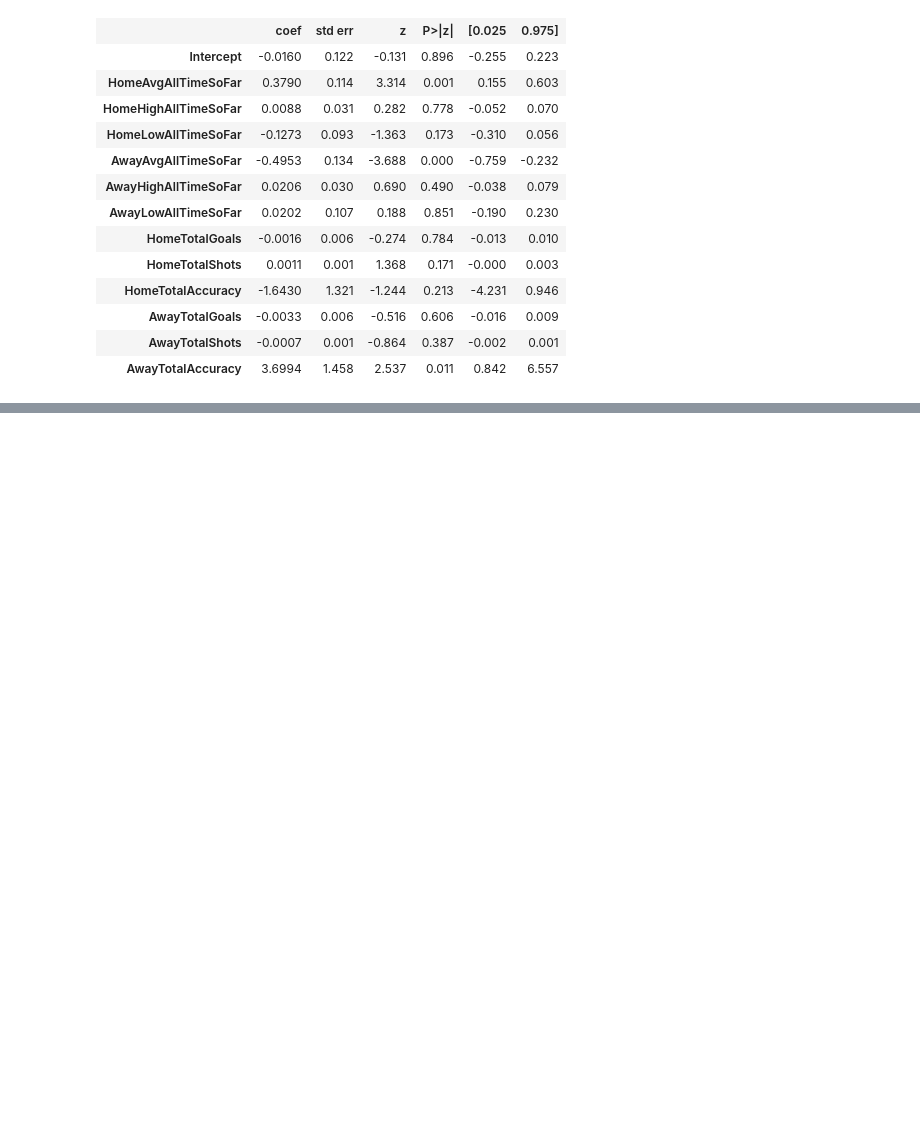
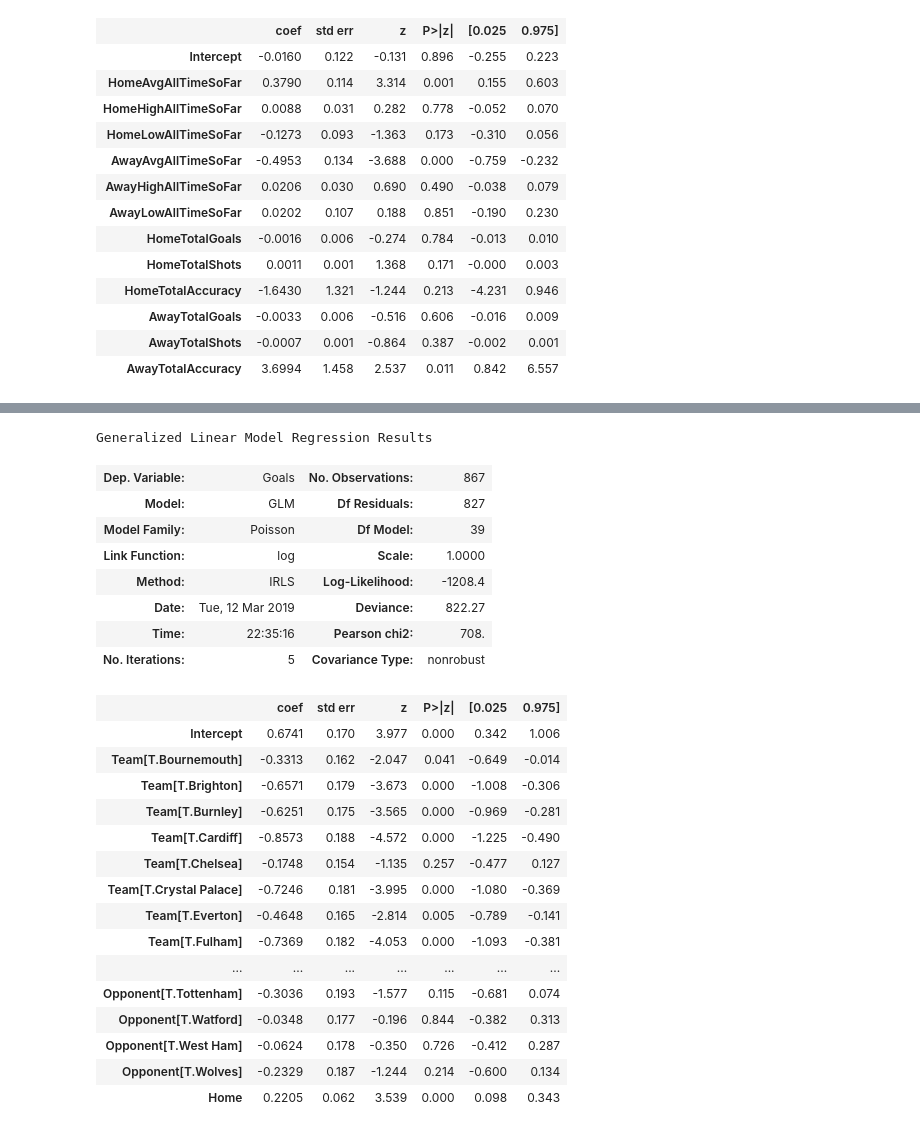
Before and after one commit to info370a-w19-finalproject2/final_project, a Jupyter notebook: report.ipynb, the cells around one changed output, grey strips where cells are left out. Cells and saved outputs as stored; diff of their text form; code cells hidden in the pictures; blank space fills up the shorter version.

Commit message:
add second model

```diff
--- a/report.ipynb
+++ b/report.ipynb
@@ -785,0 +794,11 @@ Generalized Linear Model Regression Results
+# %%
+# Take a home team and away team
+team_opponent_data_home = data_1819[['HomeTeam', 'AwayTeam', 'FTHG']]
+team_opponent_data_home.columns = ['Team', 'Opponent', 'Goals']
+team_opponent_data_home['Home'] = 1
+team_opponent_data_away = data_1819[['AwayTeam', 'HomeTeam', 'FTAG']]
+team_opponent_data_away.columns = ['Team', 'Opponent', 'Goals']
+team_opponent_data_away['Home'] = 0
+
+team_opponent_data = team_opponent_data_home.append(team_opponent_data_home).append(team_opponent_data_away)
+team_opponent_data.head()
@@ -785,0 +812,30 @@ Generalized Linear Model Regression Results
+# %%
+poisson_model = smf.glm(formula="Goals ~ Home + Team + Opponent", data=team_opponent_data,
+                        family=sm.families.Poisson()).fit()
+poisson_model.summary()
+# %% [output]
+Generalized Linear Model Regression Results
+| Dep. Variable: | Goals | No. Observations: | 867 |
+| Model: | GLM | Df Residuals: | 827 |
+| Model Family: | Poisson | Df Model: | 39 |
+| Link Function: | log | Scale: | 1.0000 |
+| Method: | IRLS | Log-Likelihood: | -1208.4 |
+| Date: | Tue, 12 Mar 2019 | Deviance: | 822.27 |
+| Time: | 22:35:16 | Pearson chi2: | 708. |
+| No. Iterations: | 5 | Covariance Type: | nonrobust |
+|  | coef | std err | z | P>|z| | [0.025 | 0.975] |
+| Intercept | 0.6741 | 0.170 | 3.977 | 0.000 | 0.342 | 1.006 |
+| Team[T.Bournemouth] | -0.3313 | 0.162 | -2.047 | 0.041 | -0.649 | -0.014 |
+| Team[T.Brighton] | -0.6571 | 0.179 | -3.673 | 0.000 | -1.008 | -0.306 |
+| Team[T.Burnley] | -0.6251 | 0.175 | -3.565 | 0.000 | -0.969 | -0.281 |
+| Team[T.Cardiff] | -0.8573 | 0.188 | -4.572 | 0.000 | -1.225 | -0.490 |
+| Team[T.Chelsea] | -0.1748 | 0.154 | -1.135 | 0.257 | -0.477 | 0.127 |
+| Team[T.Crystal Palace] | -0.7246 | 0.181 | -3.995 | 0.000 | -1.080 | -0.369 |
+| Team[T.Everton] | -0.4648 | 0.165 | -2.814 | 0.005 | -0.789 | -0.141 |
+| Team[T.Fulham] | -0.7369 | 0.182 | -4.053 | 0.000 | -1.093 | -0.381 |
+| ... | ... | ... | ... | ... | ... | ... |
+| Opponent[T.Tottenham] | -0.3036 | 0.193 | -1.577 | 0.115 | -0.681 | 0.074 |
+| Opponent[T.Watford] | -0.0348 | 0.177 | -0.196 | 0.844 | -0.382 | 0.313 |
+| Opponent[T.West Ham] | -0.0624 | 0.178 | -0.350 | 0.726 | -0.412 | 0.287 |
+| Opponent[T.Wolves] | -0.2329 | 0.187 | -1.244 | 0.214 | -0.600 | 0.134 |
+| Home | 0.2205 | 0.062 | 3.539 | 0.000 | 0.098 | 0.343 |
```
Also changed, not shown: parts of 10 cells of this notebook.
